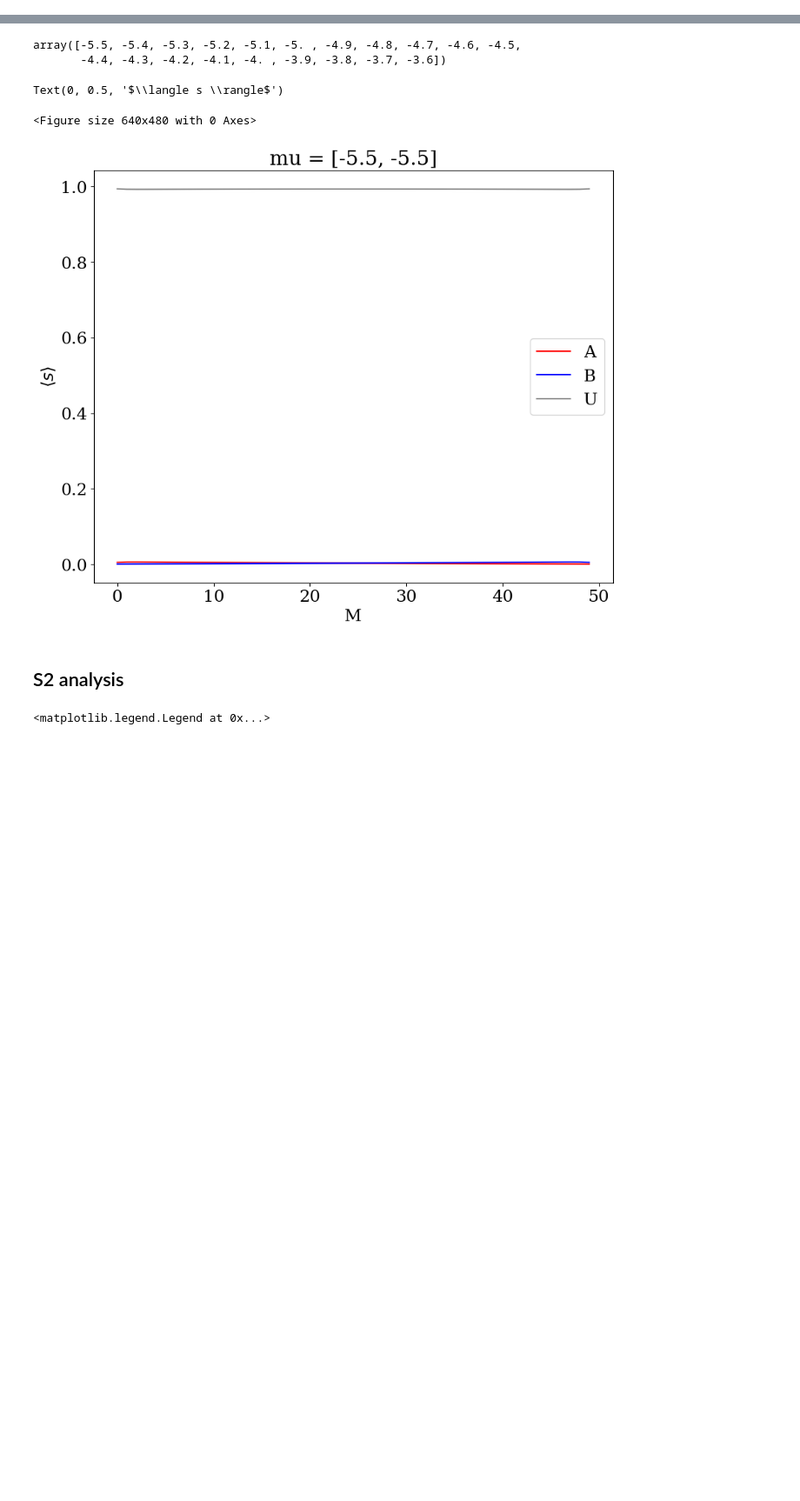
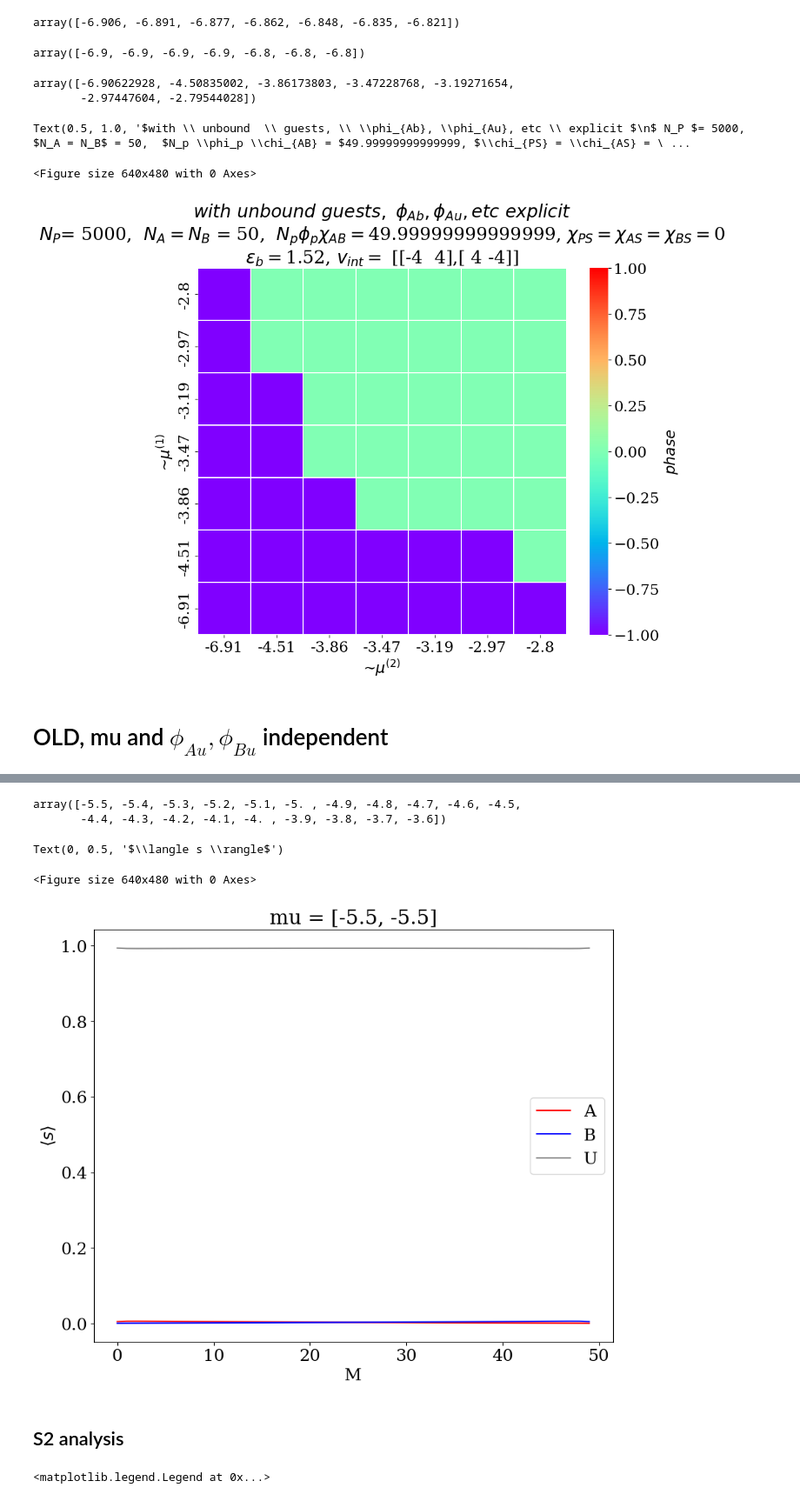
Before and after one commit to tmhabte/wlcsim_membrane, a Jupyter notebook: explicit_binder/spinodal_calc.ipynb, the cells around one changed output, grey strips where cells are left out. Shown at 87% size. Cells and saved outputs as stored; diff of their text form; code cells hidden in the pictures; blank space fills up the shorter version.

```diff
--- a/explicit_binder/spinodal_calc.ipynb
+++ b/explicit_binder/spinodal_calc.ipynb
@@ -9,0 +169,6 @@ import matplotlib as mpl
+# %%
+# plot such that when -1, disordered, when k_star = k_vec[0], macro; else, micro
+spinodal = np.copy(k_star_arr_DENS)
+spinodal[np.where(spinodal == k_vec[0])] = 0 # macro
+spinodal[np.where(spinodal > k_vec[0])] = 1 # micro
+# spinodal
@@ -9,0 +180,74 @@ import matplotlib as mpl
+# %%
+np.round(muA_mat[0,:],3)
+# %% [output]
+array([-6.906, -6.891, -6.877, -6.862, -6.848, -6.835, -6.821])
+# %%
+np.round(muA_mat[0,:],1)
+# %% [output]
+array([-6.9, -6.9, -6.9, -6.9, -6.8, -6.8, -6.8])
+# %%
+muB_mat[0,:]
+# %% [output]
+array([-6.90622928, -4.50835002, -3.86173803, -3.47228768, -3.19271654,
+       -2.97447604, -2.79544028])
+# %%
+# err = np.sum(phases < 0)
+# if err > 0 :
+#     raise Exception("IVALID!!")
+
+fig = plt.figure()
+plt.figure(figsize=(10,8))
+
+font = {'family' : 'serif',
+        'weight':'normal',
+        'size': 18}
+plt.rc('font', **font)
+
+
+# min_ind = 0
+# max_ind = -1
+
+# plt.scatter(phi_Au_array[np.where(multi_soln_mus == 1)[0]],phi_Bu_array[np.where(multi_soln_mus == 1)[1]])
+# k_ind = 20
+#     poly_fluc = min_eigvec_arr_allk[:,:,0]
+#     poly_fluc[np.where(np.sign(min_eigval_arr_allk) == 1) ] = 0
+
+#     prot1_fluc = min_eigvec_arr_allk[:,:,1]
+#     prot1_fluc[np.where(np.sign(min_eigval_arr_allk) == 1) ] = 0
+
+#     prot2_fluc = min_eigvec_arr_allk[:,:,2]
+#     prot2_fluc[np.where(np.sign(min_eigval_arr_allk) == 1) ] = 0
+
+# k_star_arr_DENS[np.where(np.sign(min_eigval_arr_allk_DENS) == 1) ] = np.nan
+# ax = sns.heatmap(1/(k_star_arr*b), linewidth=0.25, cmap = "cool", xticklabels=phi_Bu_array, yticklabels=phi_Au_array, cbar_kws={'label':  r"$ \frac{1}{k^*} \ (nm)$"})
+ax = sns.heatmap(spinodal, linewidth=0.25, cmap = "rainbow", xticklabels=np.round(muB_mat[0,:],2), yticklabels=np.round(muA_mat[:,0],2),\
+                 cbar_kws={'label':  r"$phase$"}, vmin=-1, vmax=1)
+
+spacing = 1
+ax.set_xticks(ax.get_xticks()[::spacing])
+ax.set_xticklabels(np.round(muB_mat[0,:],2)[::spacing])#.astype(np.int64))
+ax.set_yticks(ax.get_yticks()[::spacing])
+ax.set_yticklabels(np.round(muA_mat[:,0],2)[::spacing])#.astype(np.int64))
+ax.invert_yaxis()
+
+plt.ylabel("~$\mu^{(1)}$")
+plt.xlabel("~$\mu^{(2)}$")
+
+# plt.title(r"$ignoring \ unbound  \ guests, \ equal \ prefactors \ spinodal $" +  "\n" + "$ N_P $= %s, " % N_P + " $N_A = N_B$ = %s, " % N_A + " $N_p \phi_p \chi_{AB} = $" + \
+#           str(chi_AB*N_P*phi_p) \
+#           + ", $\chi_{PS} = \chi_{AS} = \chi_{BS} =$" + str(chi_AS)
+#            +\
+#           "\n" + "$\epsilon_b = $" + str(e_m[0]) + ", $v_{int} = $ [" + str(v_int[0]) + "," + str(v_int[1]) + "]")
+plt.title(r"$with \ unbound  \ guests, \ \phi_{Ab}, \phi_{Au}, etc \ explicit $" +  "\n" + "$ N_P $= %s, " % N_P + " $N_A = N_B$ = %s, " % N_A + " $N_p \phi_p \chi_{AB} = $" + \
+          str(chi_AB*N_P*phi_p) \
+          + ", $\chi_{PS} = \chi_{AS} = \chi_{BS} =$" + str(chi_AS)
+           +\
+          "\n" + "$\epsilon_b = $" + str(e_m[0]) + ", $v_{int} = $ [" + str(v_int[0]) + "," + str(v_int[1]) + "]")
+
+# plt.savefig('OABS_phases.png')
+# %% [output]
+Text(0.5, 1.0, '$with \\ unbound  \\ guests, \\ \\phi_{Ab}, \\phi_{Au}, etc \\ explicit $\n$ N_P $= 5000,  $N_A = N_B$ = 50,  $N_p \\phi_p \\chi_{AB} = $49.99999999999999, $\\chi_{PS} = \\chi_{AS} = \ ...
+<Figure size 640x480 with 0 Axes>
+[figure, added]
+# %% [markdown]
+# OLD, mu and $\phi_{Au},\phi_{Bu}$ independent
```
Also changed, not shown: parts of 15 cells of this notebook, 4 other files.
